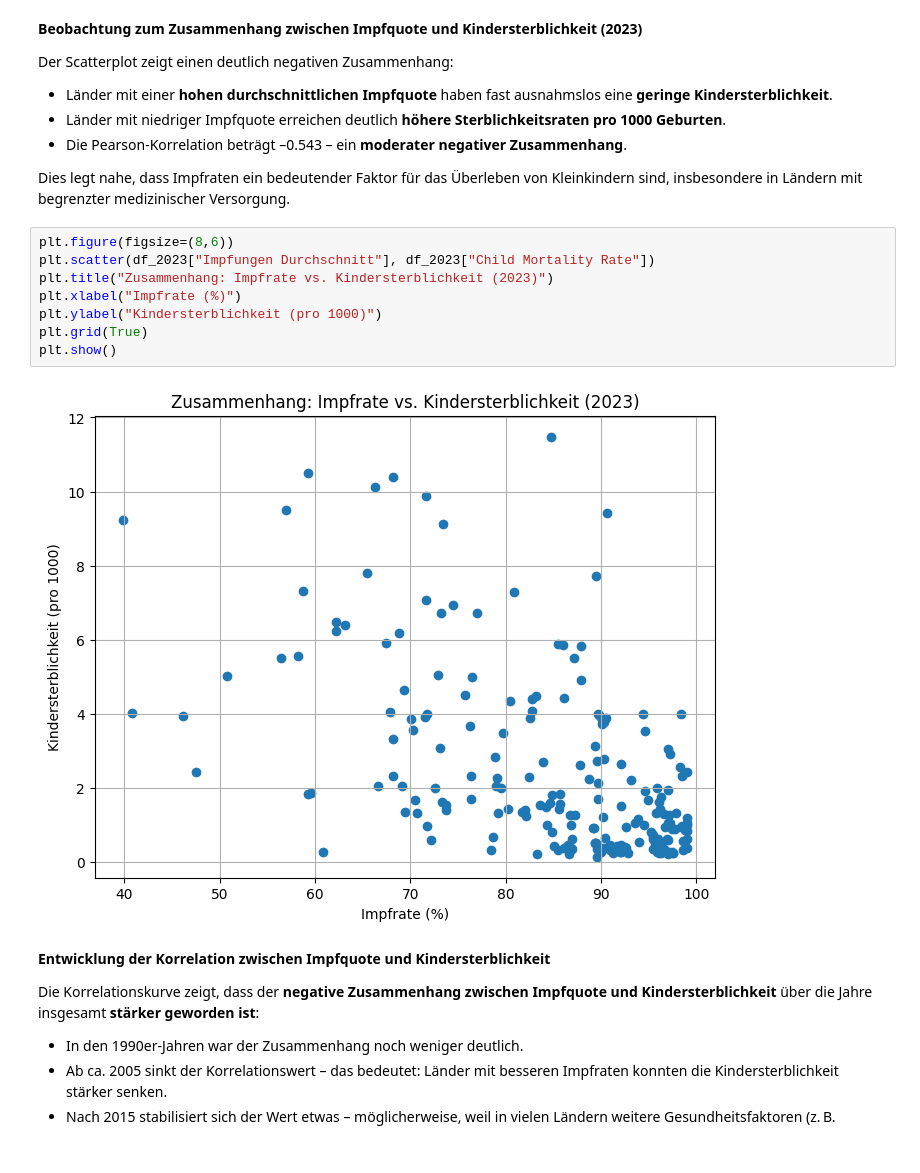
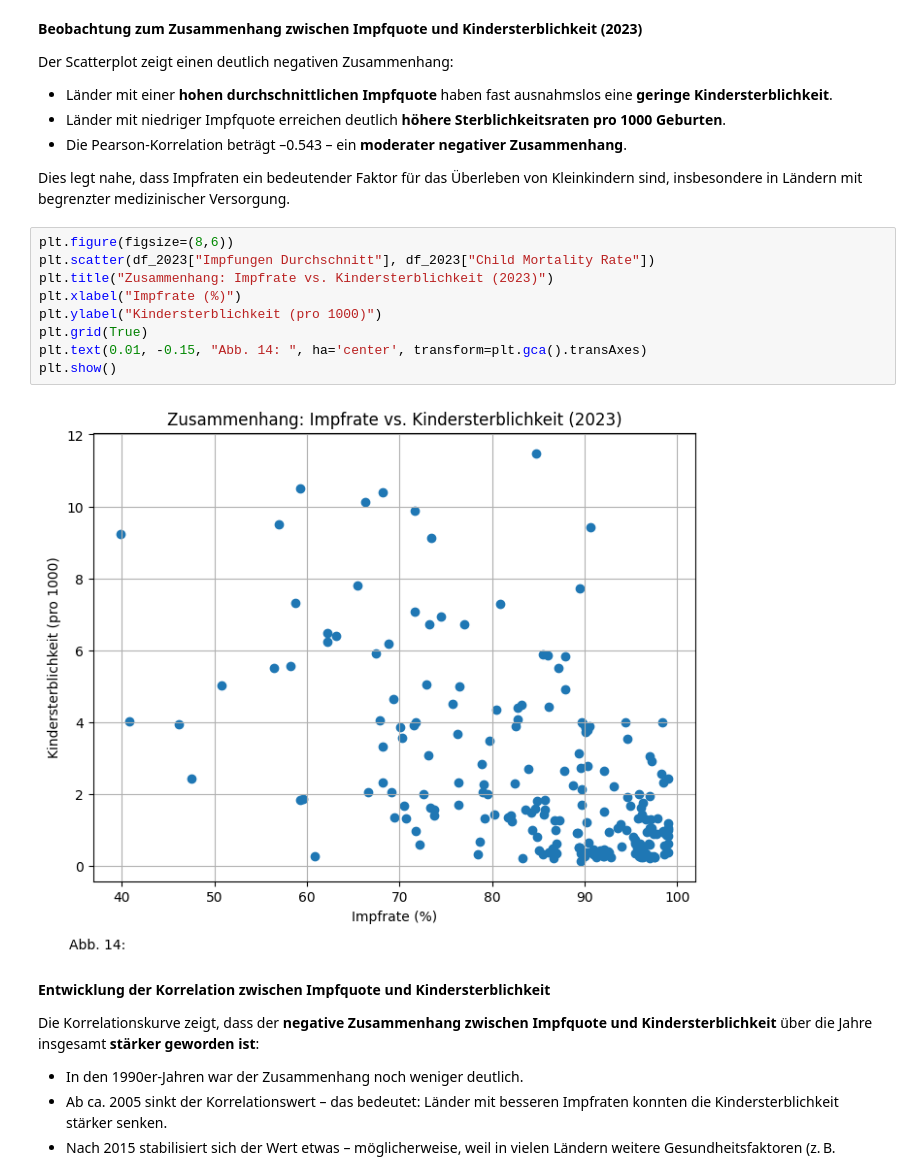
Before and after one commit to gandlea/LN-2-HS2025, a Jupyter notebook: Leistungsnachweis.ipynb, the cells around one changed output. Cells and saved outputs as stored; diff of their text form.

```diff
--- a/Leistungsnachweis.ipynb
+++ b/Leistungsnachweis.ipynb
@@ -934,13 +956,14 @@ Dies legt nahe, dass Impfraten ein bedeutender Faktor für das Überleben von Kl
 # %%
 plt.figure(figsize=(8,6))
 plt.scatter(df_2023["Impfungen Durchschnitt"], df_2023["Child Mortality Rate"])
 plt.title("Zusammenhang: Impfrate vs. Kindersterblichkeit (2023)")
 plt.xlabel("Impfrate (%)")
 plt.ylabel("Kindersterblichkeit (pro 1000)")
 plt.grid(True)
+plt.text(0.01, -0.15, "Abb. 14: ", ha='center', transform=plt.gca().transAxes)
 plt.show()
 # %% [output]
-[figure, old version]
+[figure, new version]
 # %% [markdown]
 **Entwicklung der Korrelation zwischen Impfquote und Kindersterblichkeit**
 
```
Also changed, not shown: parts of 6 cells of this notebook.
